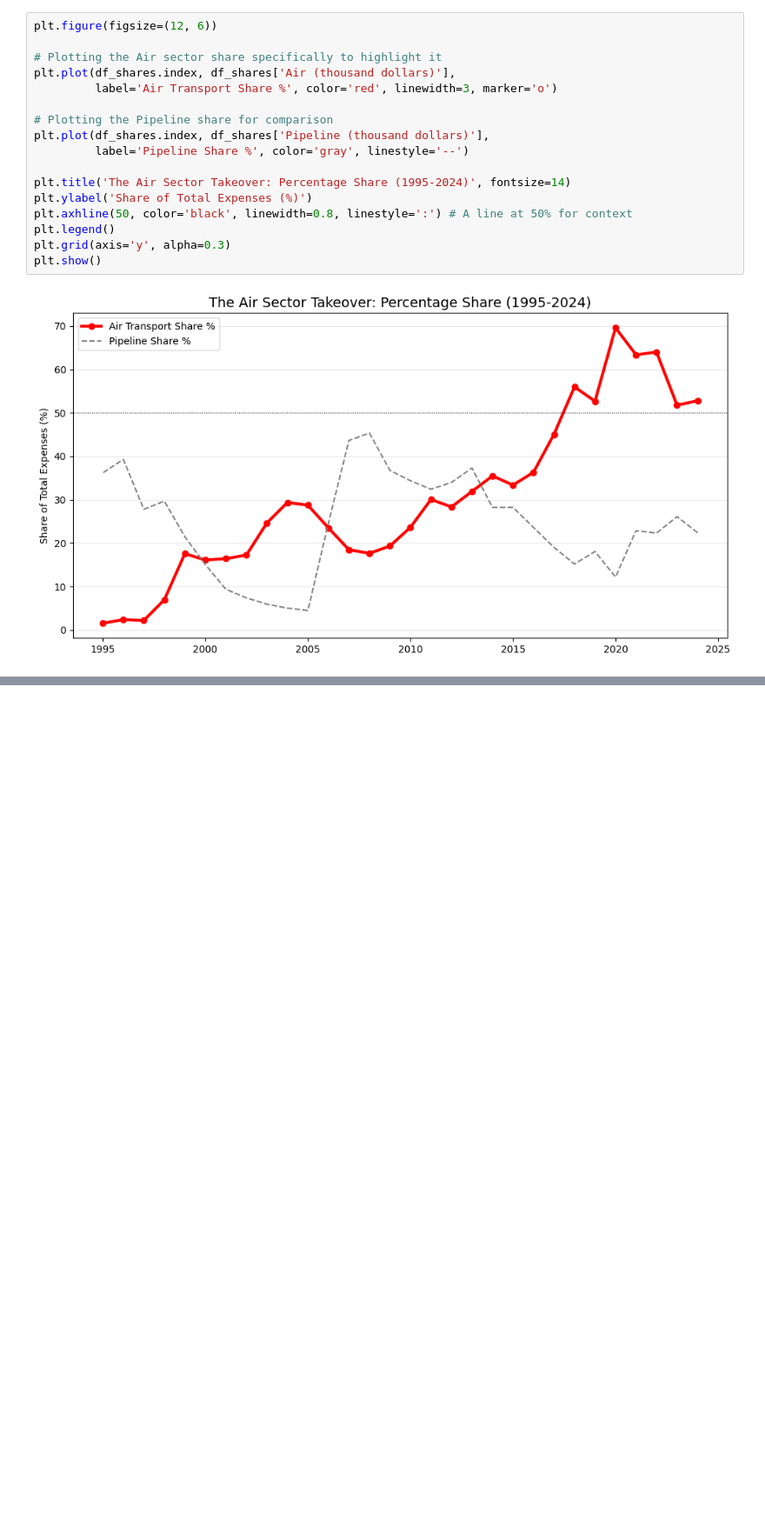
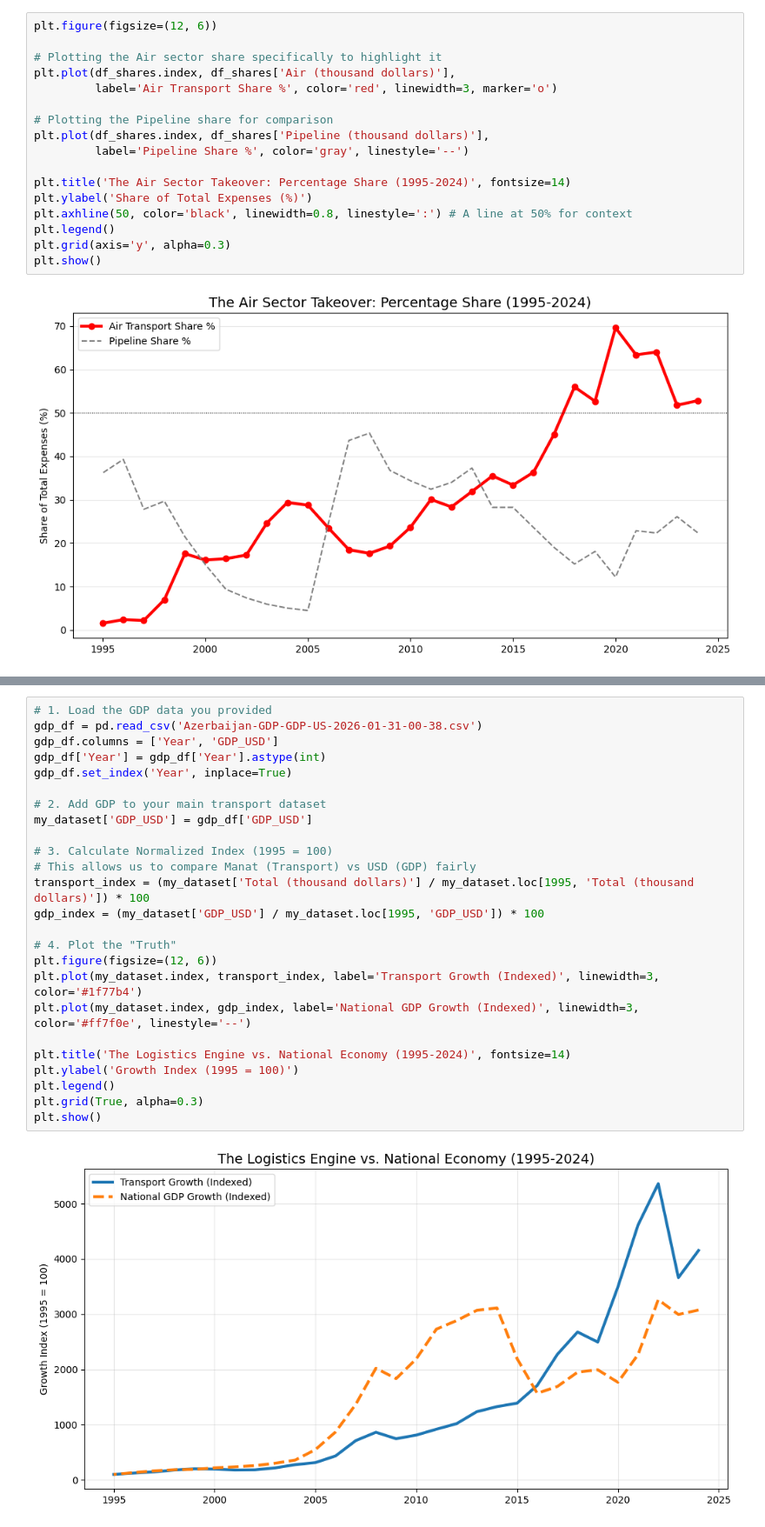
Before and after one commit to Faig-TYBV/holbertonschool-dataset_competition, a Jupyter notebook: Analysis.ipynb, the cells around one changed output, grey strips where cells are left out. Shown at 87% size. Cells and saved outputs as stored; diff of their text form; blank space fills up the shorter version.

```diff
--- a/Analysis.ipynb
+++ b/Analysis.ipynb
@@ -157,0 +186,27 @@ plt.show()
+# %%
+# 1. Load the GDP data you provided
+gdp_df = pd.read_csv('Azerbaijan-GDP-GDP-US-2026-01-31-00-38.csv')
+gdp_df.columns = ['Year', 'GDP_USD']
+gdp_df['Year'] = gdp_df['Year'].astype(int)
+gdp_df.set_index('Year', inplace=True)
+
+# 2. Add GDP to your main transport dataset
+my_dataset['GDP_USD'] = gdp_df['GDP_USD']
+
+# 3. Calculate Normalized Index (1995 = 100)
+# This allows us to compare Manat (Transport) vs USD (GDP) fairly
+transport_index = (my_dataset['Total (thousand dollars)'] / my_dataset.loc[1995, 'Total (thousand dollars)']) * 100
+gdp_index = (my_dataset['GDP_USD'] / my_dataset.loc[1995, 'GDP_USD']) * 100
+
+# 4. Plot the "Truth"
+plt.figure(figsize=(12, 6))
+plt.plot(my_dataset.index, transport_index, label='Transport Growth (Indexed)', linewidth=3, color='#1f77b4')
+plt.plot(my_dataset.index, gdp_index, label='National GDP Growth (Indexed)', linewidth=3, color='#ff7f0e', linestyle='--')
+
+plt.title('The Logistics Engine vs. National Economy (1995-2024)', fontsize=14)
+plt.ylabel('Growth Index (1995 = 100)')
+plt.legend()
+plt.grid(True, alpha=0.3)
+plt.show()
+# %% [output]
+[figure, added]
```
Also changed, not shown: parts of 5 cells of this notebook, 1 other file.
